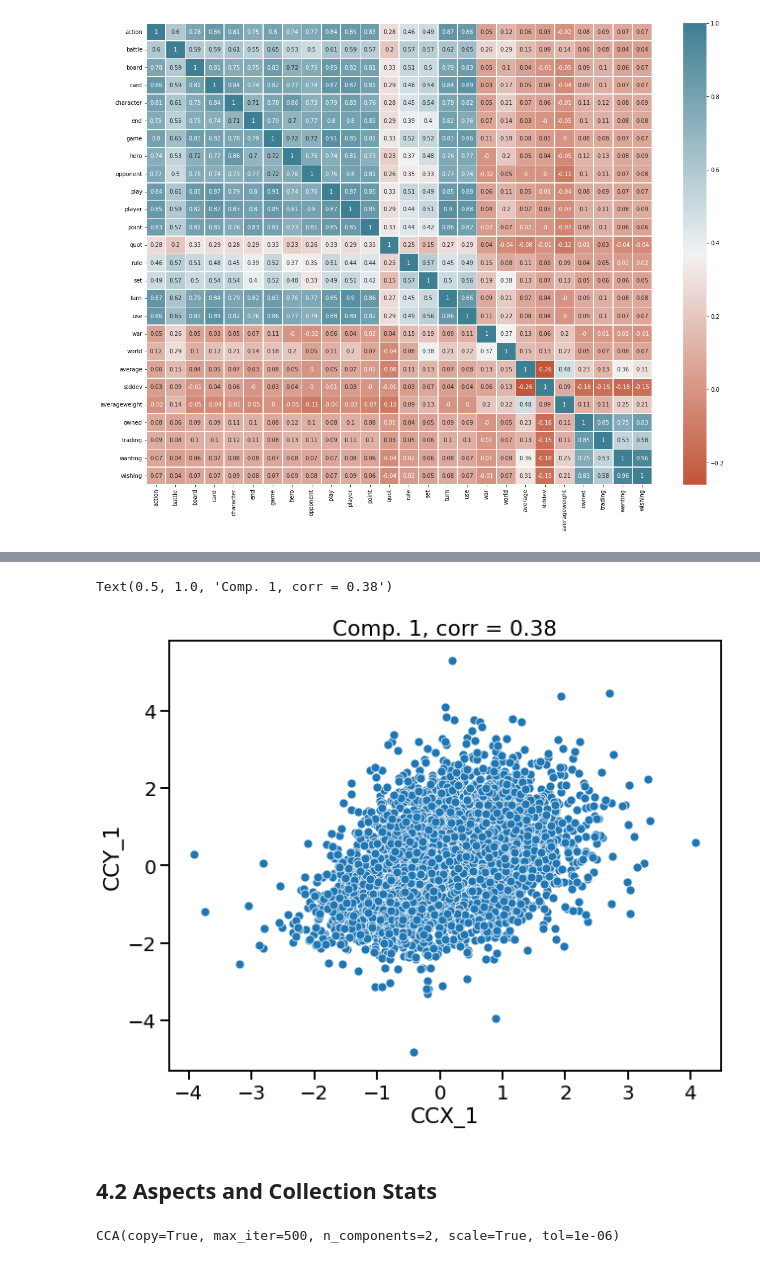
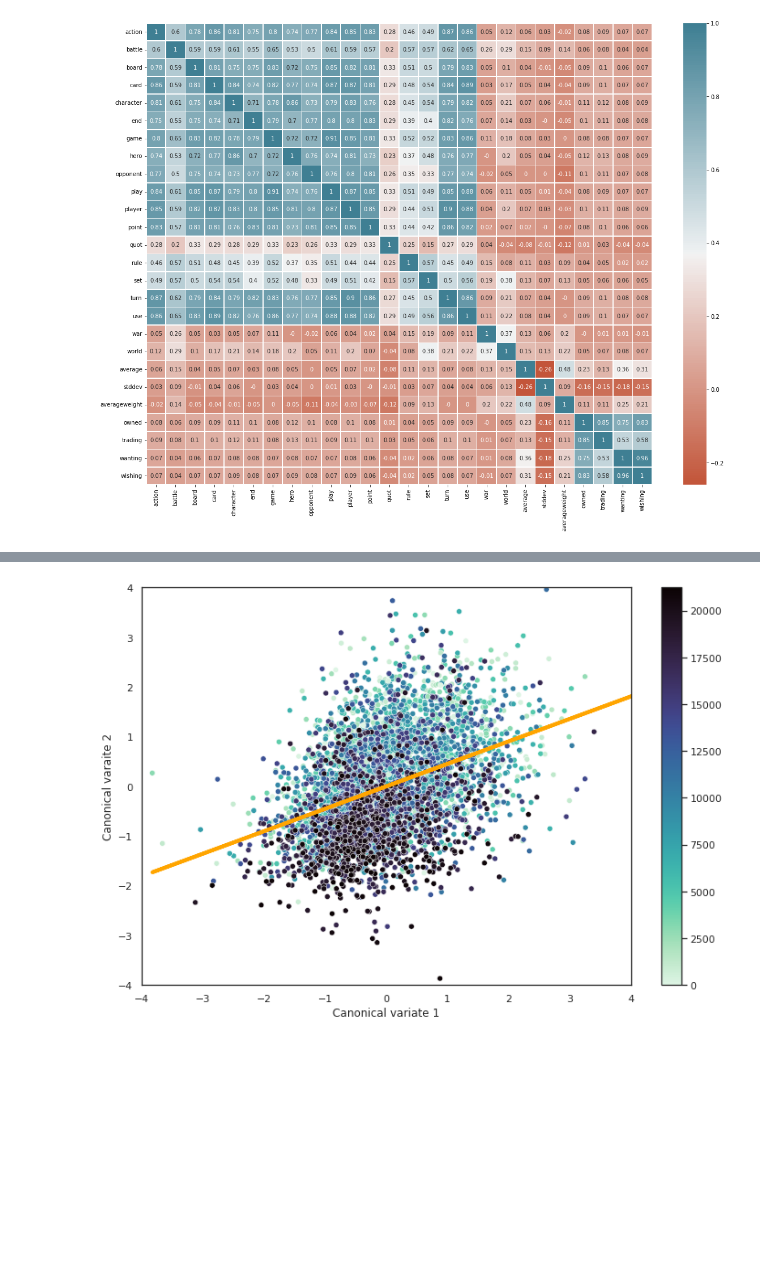
Before and after one commit to serafinazhang/Board-Game-Texual-Analysis, a Jupyter notebook: WarGameAnalysis_CodeBook.ipynb, the cells around one changed output, grey strips where cells are left out. Drawn from its saved outputs; the diff is of its cells as text; code cells hidden in the pictures; blank space fills up the shorter version.

```diff
--- a/WarGameAnalysis_CodeBook.ipynb
+++ b/WarGameAnalysis_CodeBook.ipynb
@@ -892,22 +903,2 @@ array([[1.        , 0.15417016],
-# %%
-sns.set_context("talk", font_scale=1.2)
-plt.figure(figsize=(10,8))
-sns.scatterplot(x="CCX_1",
-                y="CCY_1",
-                data=cc_res)
-plt.title('Comp. 1, corr = %.2f' %
-         np.corrcoef(X_c[:, 0], Y_c[:, 0])[0, 1])
-# %% [output]
-Text(0.5, 1.0, 'Comp. 1, corr = 0.38')
-[figure, removed]
-# %% [markdown]
-## 4.2 Aspects and Collection Stats
-# %%
-ca = CCA()
-ca.fit(doc_similarity, stats[['owned',	'trading',	'wanting',	'wishing']])
-# %% [output]
-CCA(copy=True, max_iter=500, n_components=2, scale=True, tol=1e-06)
-# %%
-X_c, Y_c = ca.transform(doc_similarity, stats[['owned',	'trading',	'wanting',	'wishing']])
-# %%
-cc_res = pd.DataFrame({"CCX_1":X_c[:, 0], "CCY_1":Y_c[:, 0], "CCX_2":X_c[:, 1],"CCY_2":Y_c[:, 1]})
+# %%
+m, b = np.polyfit(X_c[:, 0], Y_c[:, 0], 1)
@@ -913,0 +907,19 @@ cc_res = pd.DataFrame({"CCX_1":X_c[:, 0], "CCY_1":Y_c[:, 0], "CCX_2":X_c[:, 1],"
+# %%
+sns.set()
+plt.figure(figsize=(12,8))
+sns.set_style(style='white')
+ax = sns.scatterplot(x="CCX_1", y="CCY_1", hue="rank", palette='mako_r', data=cc_res)
+norm = plt.Normalize(cc_res['rank'].min(), cc_res['rank'].max())
+sm = plt.cm.ScalarMappable(cmap="mako_r", norm=norm)
+sm.set_array([])
+ax.get_legend().remove()
+ax.figure.colorbar(sm)
+plt.plot(X_c[:, 0], m*X_c[:, 0]+b, color = 'orange', linewidth = 4)
+plt.xlabel('Canonical variate 1')
+plt.xlim([-4,4])
+plt.ylim([-4,4])
+plt.ylabel('Canonical varaite 2')
+plt.figure
+plt.savefig('rank.eps', bbox_inches='tight', pad_inches=0.0)
+# %% [output]
+[figure, added]
```
Also changed, not shown: parts of 33 cells of this notebook.
